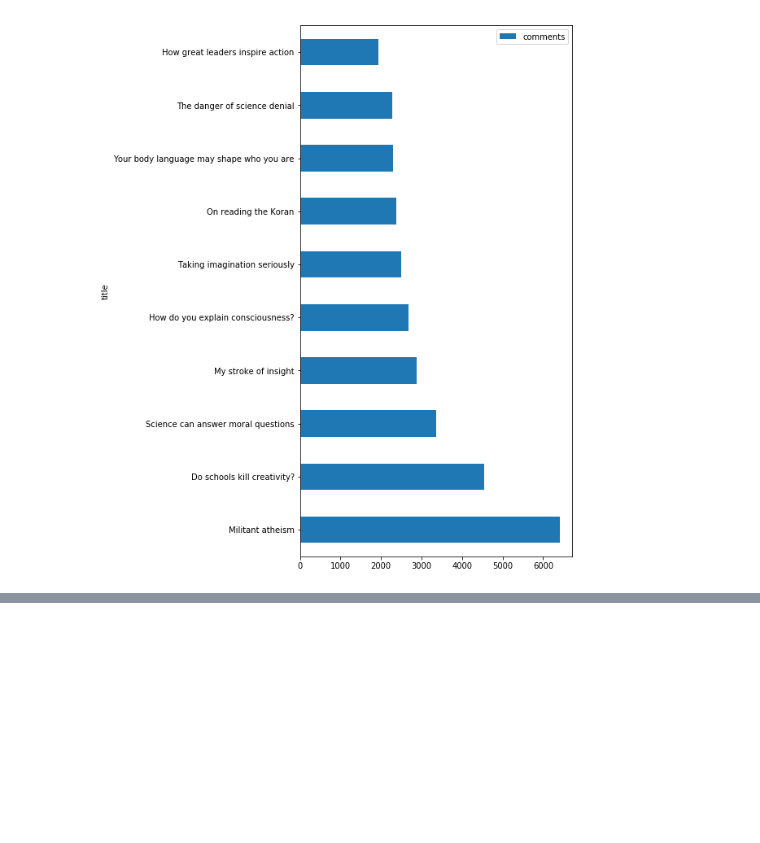
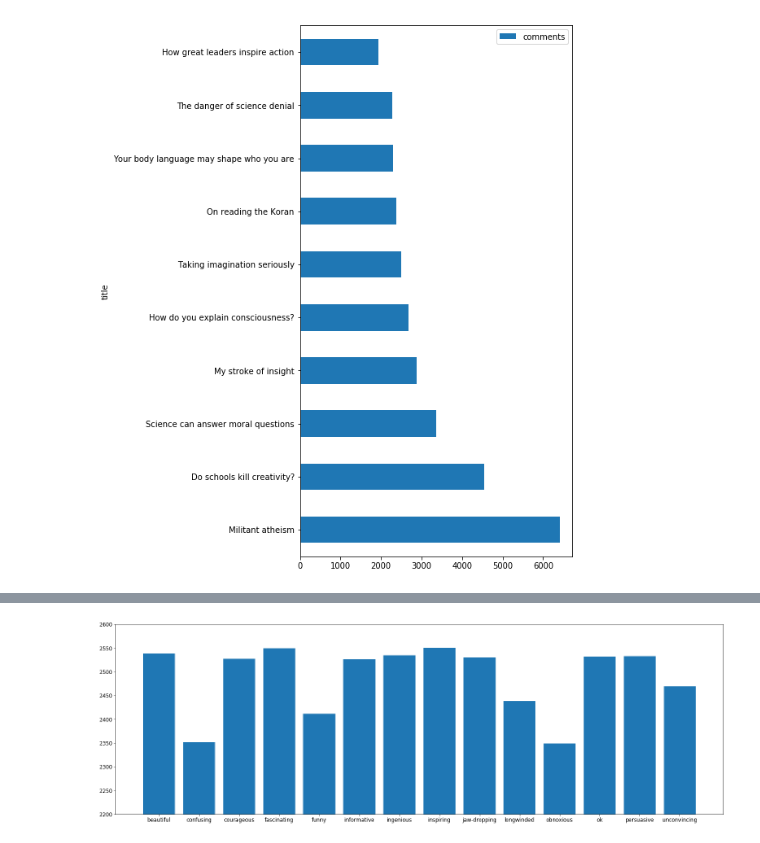
Before and after one commit to tedtalksviz/tedtalksviz.github.io, a Jupyter notebook: Exploratory data analysis.ipynb, the cells around one changed output, grey strips where cells are left out. Drawn from its saved outputs; the diff is of its cells as text; code cells hidden in the pictures; blank space fills up the shorter version.

```diff
--- a/Exploratory data analysis.ipynb
+++ b/Exploratory data analysis.ipynb
@@ -353,0 +413,14 @@ plt.show()
+# %%
+ratings_counts = {}
+
+for name in ratings_name:
+    ratings_counts[name] = df[df[name]>1].shape[0]
+
+plt.figure(figsize=(25,8))
+plt.rcParams.update({'font.size': 12})
+plt.bar(range(len(ratings_counts)), list(ratings_counts.values()), align='center')
+plt.xticks(range(len(ratings_counts)), list(ratings_counts.keys()))
+plt.ylim(2200, 2600)
+plt.show()
+# %% [output]
+[figure, added]
```
Also changed, not shown: parts of 29 cells of this notebook.
